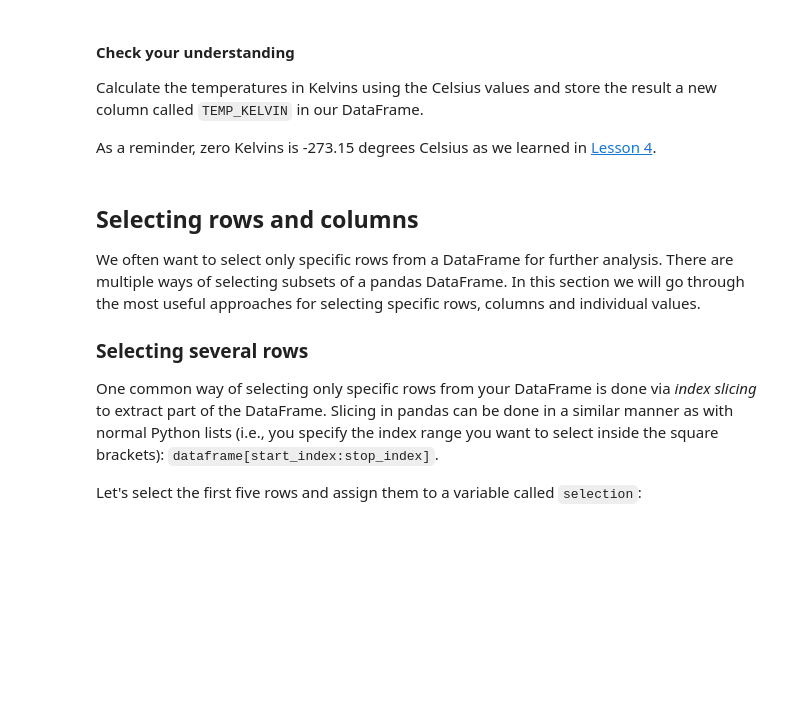
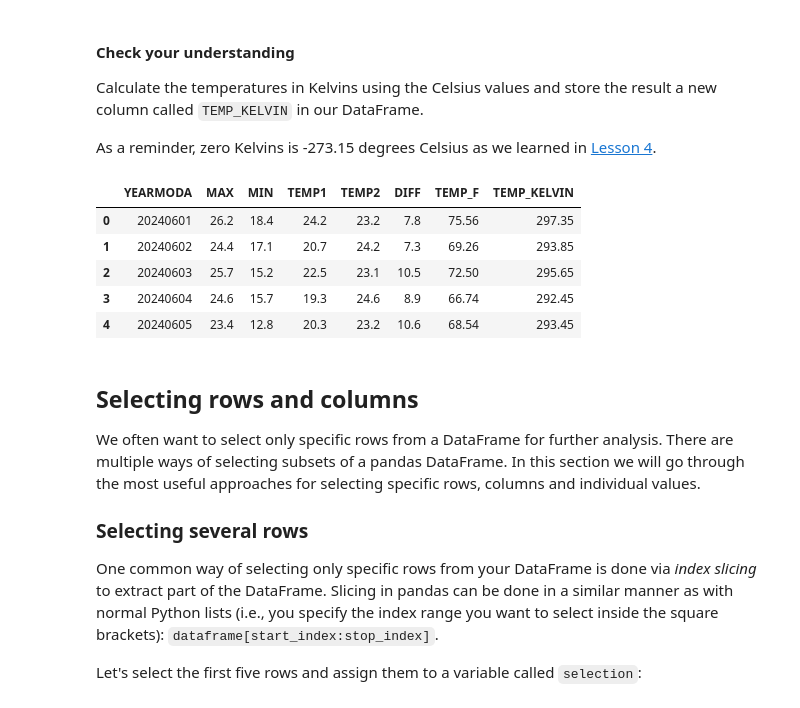
Before and after one commit to heattard/geo-python, a Jupyter notebook: source/notebooks/L5/processing-data-with-pandas.ipynb, the cells around one changed output. Saved outputs shown, nothing was run; the diff lists cells and outputs as text; code cells hidden in the pictures; blank space fills up the shorter version.

Commit message:
fixed Kelvin conversion to read correct C data

```diff
--- a/source/notebooks/L5/processing-data-with-pandas.ipynb
+++ b/source/notebooks/L5/processing-data-with-pandas.ipynb
@@ -126,8 +126,15 @@ Calculate the temperatures in Kelvins using the Celsius values and store the res
 As a reminder, zero Kelvins is -273.15 degrees Celsius as we learned in [Lesson 4](https://geo-python-site.readthedocs.io/en/latest/notebooks/L4/functions.html#let-s-make-another-function).
 # %%
 # Solution
-data["TEMP_KELVIN"] = data["TEMP_CELSIUS"] + 273.15
+data["TEMP_KELVIN"] = data["TEMP1"] + 273.15
 data.head()
+# %% [output]
+|  | YEARMODA | MAX | MIN | TEMP1 | TEMP2 | DIFF | TEMP_F | TEMP_KELVIN |
+| 0 | 20240601 | 26.2 | 18.4 | 24.2 | 23.2 | 7.8 | 75.56 | 297.35 |
+| 1 | 20240602 | 24.4 | 17.1 | 20.7 | 24.2 | 7.3 | 69.26 | 293.85 |
+| 2 | 20240603 | 25.7 | 15.2 | 22.5 | 23.1 | 10.5 | 72.50 | 295.65 |
+| 3 | 20240604 | 24.6 | 15.7 | 19.3 | 24.6 | 8.9 | 66.74 | 292.45 |
+| 4 | 20240605 | 23.4 | 12.8 | 20.3 | 23.2 | 10.6 | 68.54 | 293.45 |
 # %% [markdown]
 ## Selecting rows and columns
 
```
